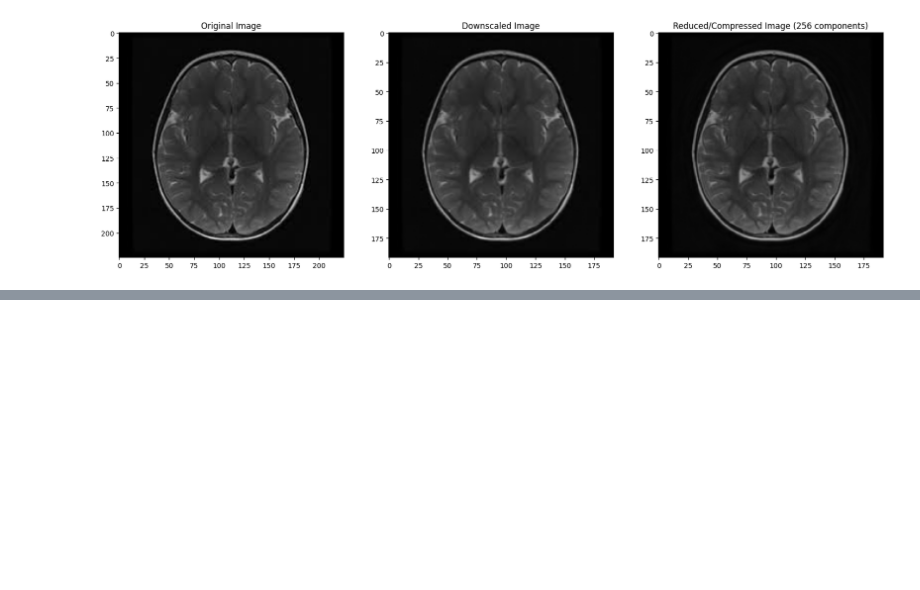
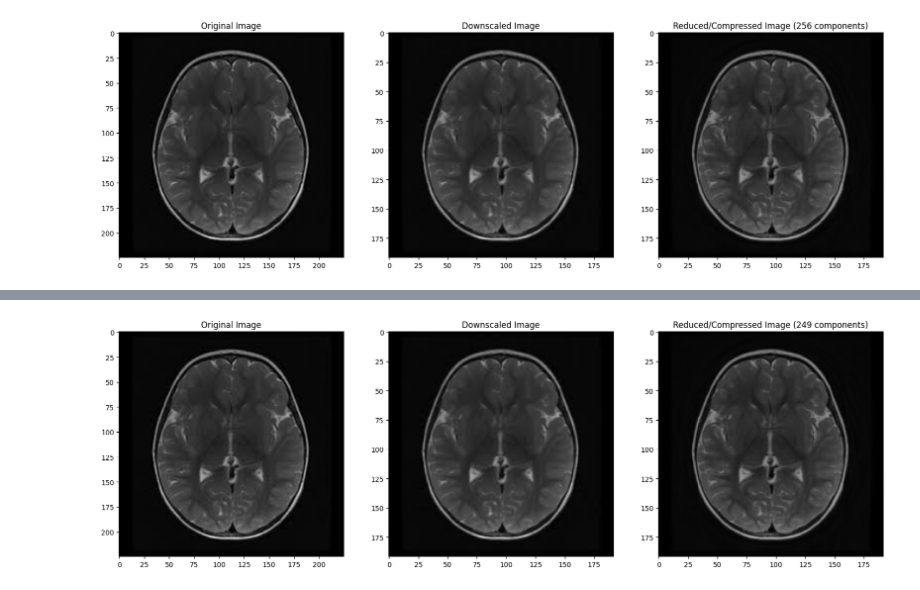
Before and after one commit to S-Bryce/ML-Lab-2, a Jupyter notebook: main.ipynb, the cells around one changed output, grey strips where cells are left out. Drawn from its saved outputs; the diff is of its cells as text; code cells hidden in the pictures; blank space fills up the shorter version.

Commit message:
Add initial PCA comparisons

```diff
--- a/main.ipynb
+++ b/main.ipynb
@@ -249,0 +300,15 @@ plt.show()
+# %%
+# Look at the randomly selected index 25 to see a different image for comparison
+randomized_imgs = randomized_pca.inverse_transform(randomized_pca_results)
+rand_components = num_components
+
+fig, ax = plt.subplots(1, 3, figsize=(20,10))
+ax[0].imshow(cancer_images[25], cmap='gray')
+ax[0].set_title("Original Image")
+ax[1].imshow(images[25].reshape(192, 192, 3), cmap='gray')
+ax[1].set_title("Downscaled Image")
+ax[2].imshow(np.clip(randomized_imgs[25].reshape(192,192,3), 0, 1), cmap="gray")
+ax[2].set_title("Reduced/Compressed Image (" + str(rand_components) + " components)")
+plt.show()
+# %% [output]
+[figure, added]
```
Also changed, not shown: parts of 7 cells of this notebook.
